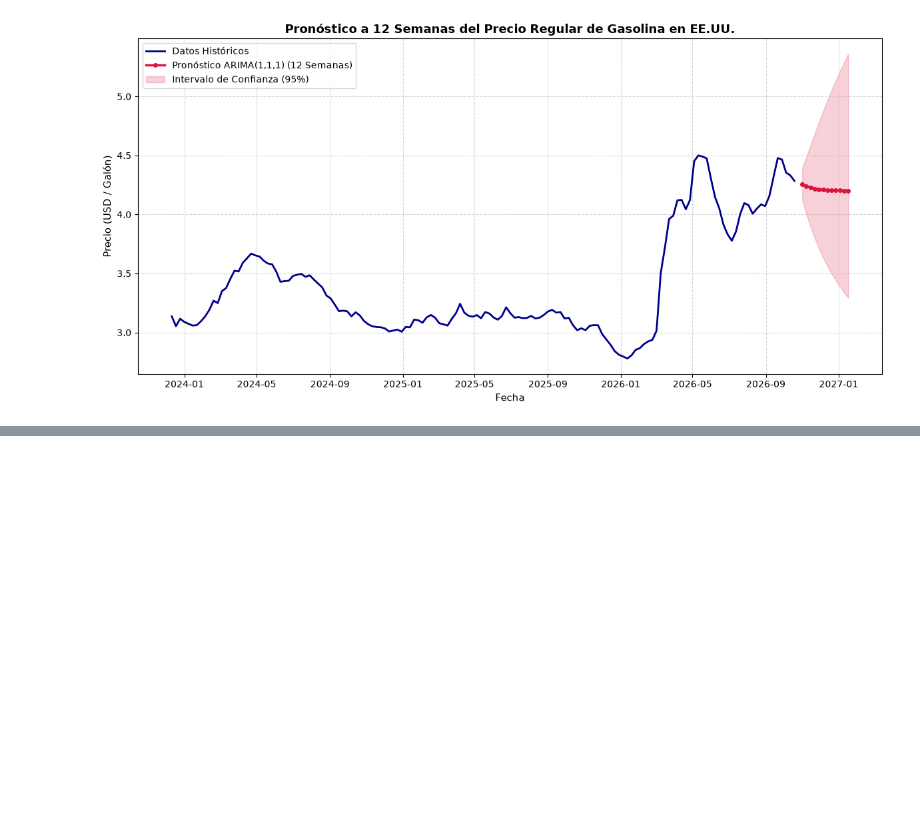
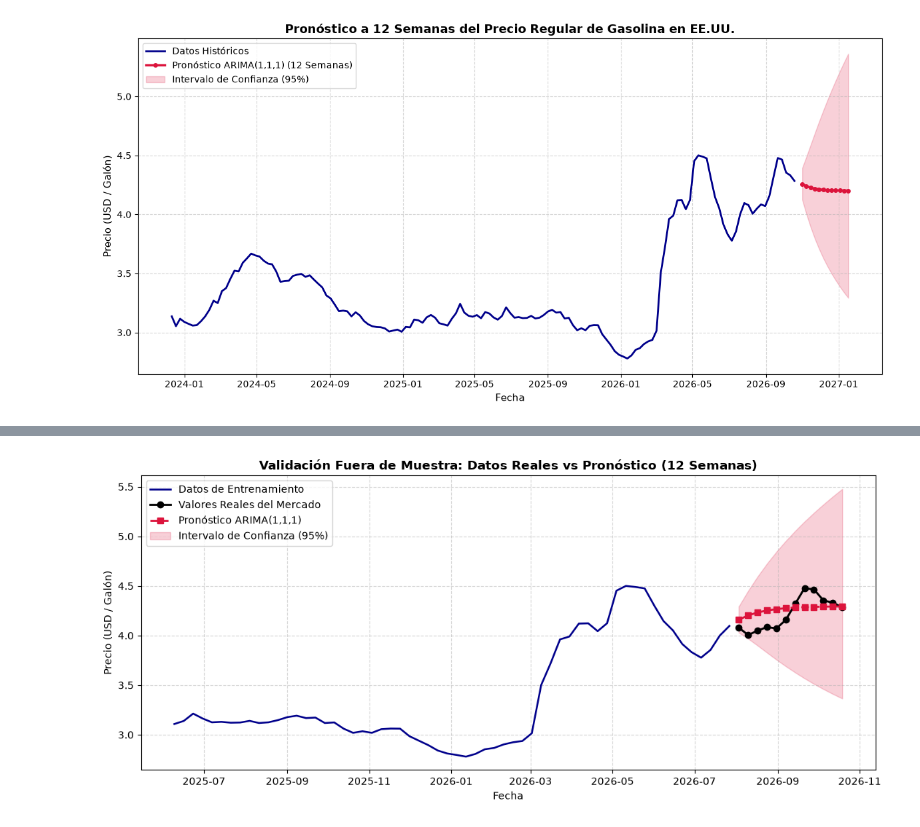
Before and after one commit to dtorrespi-hue/Poster-econometria-II, a Jupyter notebook: PostereconometriaII.ipynb, the cells around one changed output, grey strips where cells are left out. Saved outputs shown, nothing was run; the diff lists cells and outputs as text; code cells hidden in the pictures; blank space fills up the shorter version.

Commit message:
El fin...
Este último resultado debo admitir que me gusto, porque refleja lo que la sangre y el sudor logran (algo exagerado xD). El modelo si es útil.... Gracias por seguirme.

```diff
--- a/PostereconometriaII.ipynb
+++ b/PostereconometriaII.ipynb
@@ -606,3 +606,82 @@ plt.show()
 # %%
 #Comentarios: La proyección fuera de muestra a 12 semanas mediante el modelo ARIMA (1,1,1) ajustado en escala original (USD/galón) anticipa una estabilización en los precios de la gasolina regular alrededor de los 4.20 USD/galón. Las bandas del intervalo de confianza del 95% reflejan la acumulación paulatina de incertidumbre característica de los commodities energéticos, delimitando un rango esperado entre 3.29 y 5.36 USD/galón para el primer trimestre proyectado.
 #Debo añadir que personalmente me parece un resultado bonito :D
+# %%
+# %% =======================================================
+# PASO 4.1: VALIDACIÓN FUERA DE MUESTRA (BACKTESTING)
+# Ocultamos las últimas 12 semanas reales para probar el modelo
+# ==========================================================
+
+import numpy as np
+import pandas as pd
+import matplotlib.pyplot as plt
+from statsmodels.tsa.statespace.sarimax import SARIMAX
+
+# 1. Definir horizonte de evaluación (12 semanas)
+h = 12
+
+# 2. Separar datos en Entrenamiento (Train) y Prueba (Test)
+serie_completa = df['precio_gasolina'].dropna()
+train_orig = serie_completa.iloc[:-h]
+test_orig = serie_completa.iloc[-h:]
+
+# 3. Transformación logarítmica sobre Entrenamiento
+train_log = np.log(train_orig)
+
+# 4. Re-estimar el ARIMA(1,1,1) solo con los datos de Entrenamiento
+modelo_eval = SARIMAX(
+    train_log,
+    order=(1, 1, 1),
+    enforce_stationarity=False,
+    enforce_invertibility=False
+)
+resultado_eval = modelo_eval.fit(disp=False)
+
+# 5. Generar el pronóstico para el período de prueba (12 semanas)
+pred_eval_log = resultado_eval.get_forecast(steps=h)
+pred_mean_log = pred_eval_log.predicted_mean
+ci_eval_log = pred_eval_log.conf_int()
+
+# 6. Destransformar a dólares reales (USD/galón)
+fc_pred = pd.Series(np.exp(pred_mean_log.values), index=test_orig.index)
+fc_ci = pd.DataFrame(np.exp(ci_eval_log.values), index=test_orig.index, columns=ci_eval_log.columns)
+
+# 7. Métricas cuantitativas de precisión
+errores = test_orig.values - fc_pred.values
+rmse = np.sqrt(np.mean(errores**2))
+mae = np.mean(np.abs(errores))
+mape = np.mean(np.abs(errores / test_orig.values)) * 100
+
+print("=== MÉTRICAS DE PRECISIÓN FUERA DE MUESTRA (12 SEMANAS) ===")
+print(f"RMSE (Error Cuadrático Medio):    ${rmse:.4f} USD/galón")
+print(f"MAE  (Error Absoluto Medio):      ${mae:.4f} USD/galón")
+print(f"MAPE (Error Porcentual Absoluto): {mape:.2f}%")
+
+# 8. Gráfico comparativo: Datos Reales vs Pronóstico del Modelo
+plt.figure(figsize=(11, 5))
+
+# Zoom de las últimas 60 semanas para apreciar la comparación
+historico_zoom = train_orig.tail(60)
+
+plt.plot(historico_zoom.index, historico_zoom.values, label="Datos de Entrenamiento", color="darkblue", linewidth=1.8)
+plt.plot(test_orig.index, test_orig.values, label="Valores Reales del Mercado", color="black", marker='o', linewidth=2)
+plt.plot(fc_pred.index, fc_pred.values, label="Pronóstico ARIMA(1,1,1)", color="crimson", linestyle='--', marker='s', linewidth=2)
+
+plt.fill_between(
+    fc_pred.index,
+    fc_ci.iloc[:, 0],
+    fc_ci.iloc[:, 1],
+    color="crimson",
+    alpha=0.2,
+    label="Intervalo de Confianza (95%)"
+)
+
+plt.title('Validación Fuera de Muestra: Datos Reales vs Pronóstico (12 Semanas)', fontsize=12, fontweight='bold')
+plt.xlabel('Fecha')
+plt.ylabel('Precio (USD / Galón)')
+plt.grid(True, linestyle='--', alpha=0.5)
+plt.legend(loc='upper left')
+
+plt.tight_layout()
+plt.show()
+# %% [output]
@@ -608,0 +692 @@ plt.show()
+[figure, added]
```
Also changed, not shown: parts of 2 cells of this notebook.
